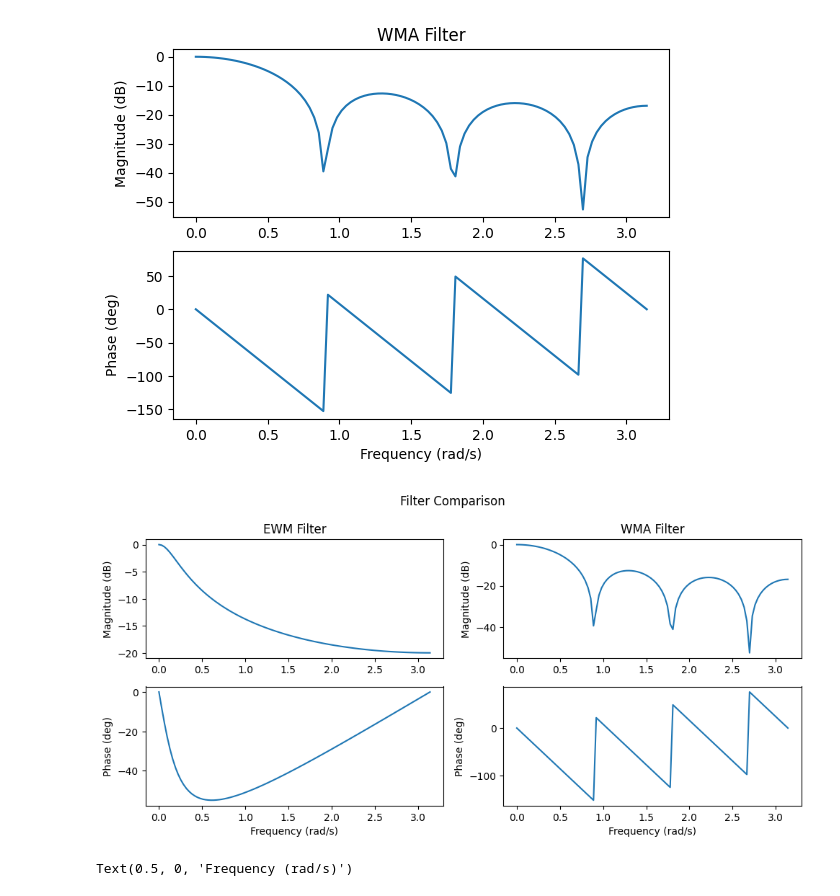
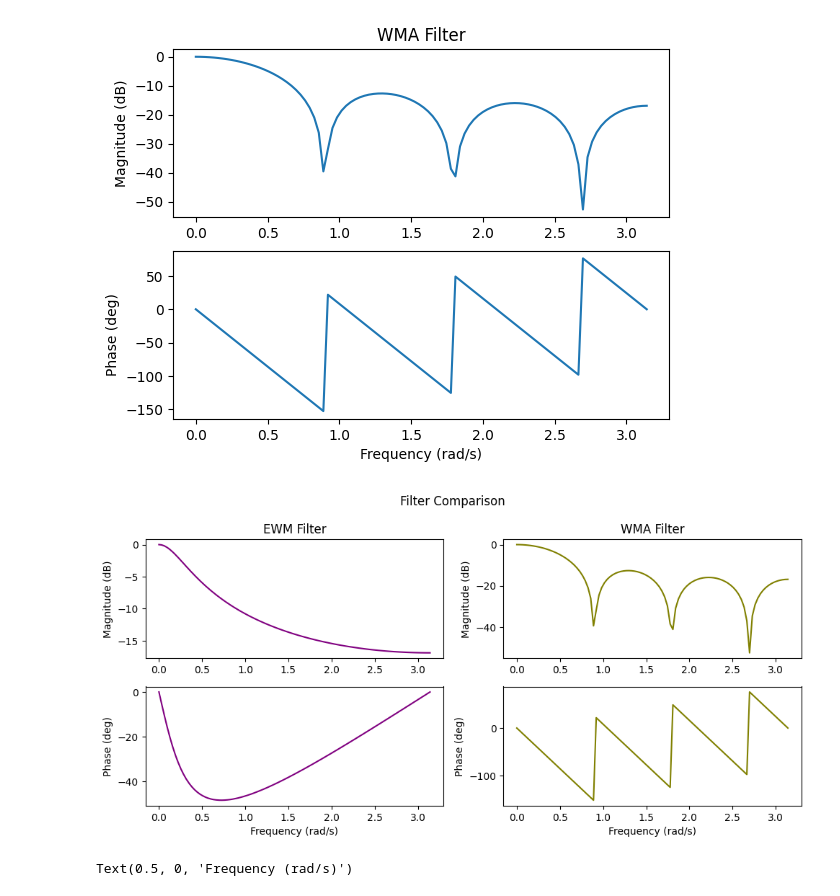
Before and after one commit to RL2-SP3/LISSA, a Jupyter notebook: examples/filters.ipynb, the cells around one changed output. Cells and saved outputs as stored; diff of their text form; code cells hidden in the pictures.

```diff
--- a/examples/filters.ipynb
+++ b/examples/filters.ipynb
@@ -102,7 +102,7 @@ ax[1].set_xlabel("Frequency (rad/s)")
 Text(0.5, 0, 'Frequency (rad/s)')
 [figure]
 # %%
-n = 10
+n = 7
 alpha = 2/(n+1)
 
 wmax = 100 #rad/s
@@ -112,48 +112,53 @@ dt = 1
 denE = [1,-(1-alpha)]
 numE = [alpha,0]
 
+numW = np.ones(n)
+denW = np.insert(np.zeros(n-1),0,n)
+
+
 He = signal.TransferFunction(numE,denE,dt=dt)
+Hw = signal.TransferFunction(numW,denW,dt=dt)
+
+
 we,he = signal.dfreqresp(He,w=w)
+ww,hw = signal.dfreqresp(H,w=w)
+
 magE = 20*np.log10(abs(he))
 phE = np.angle(he,deg=True)
 
-numW = np.ones(n)
-denW = np.insert(np.zeros(n-1),0,n)
-Hw = signal.TransferFunction(numW,denW,dt=dt)
-ww,hw = signal.dfreqresp(H,w=w)
 
 magW = 20*np.log10(abs(hw))
 phW = np.angle(hw,deg=True)
 
 fig,ax = plt.subplots(2,2,figsize=(10,5))
 
 ax[0,0].set_title("EWM Filter")
-ax[0,0].plot(w,magE)
+ax[0,0].plot(w,magE, color="purple")
 ax[0,0].set_ylabel("Magnitude (dB)")
 
 
 
-ax[1,0].plot(w,phE)
+ax[1,0].plot(w,phE, color="purple")
 ax[1,0].set_ylabel("Phase (deg)")
 ax[1,0].set_xlabel("Frequency (rad/s)")
 
 
 ax[0,1].set_title("WMA Filter")
-ax[0,1].plot(w,magW)
+ax[0,1].plot(w,magW, color="olive")
 ax[0,1].set_ylabel("Magnitude (dB)")
 
 
 
-ax[1,1].plot(w,phW)
+ax[1,1].plot(w,phW,color="olive")
 ax[1,1].set_ylabel("Phase (deg)")
 ax[1,1].set_xlabel("Frequency (rad/s)")
 plt.suptitle("Filter Comparison")
 
 plt.tight_layout(pad=1.12)
 
 plt.savefig("../imagens_gerais/filters.jpg")
 # %% [output]
-[figure, old version]
+[figure, new version]
 # %%
 alpha = 0.1
 
```
Also changed, not shown: 1 other file.
